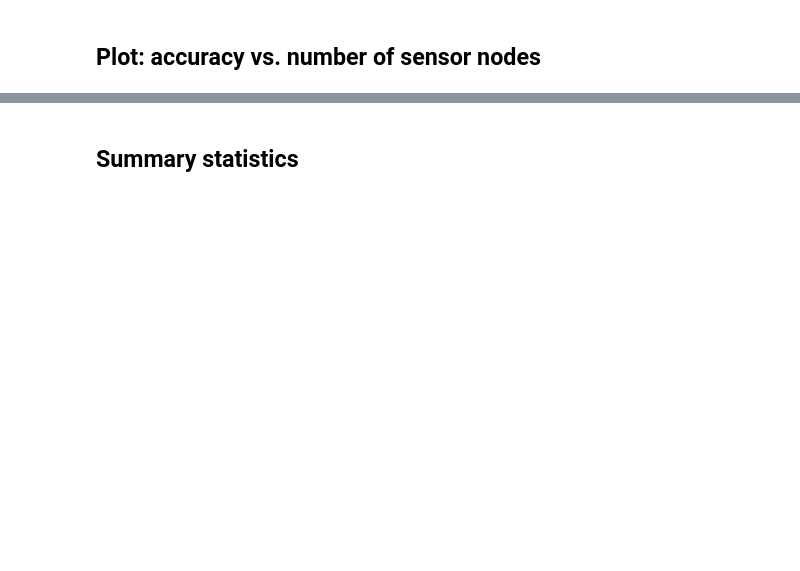
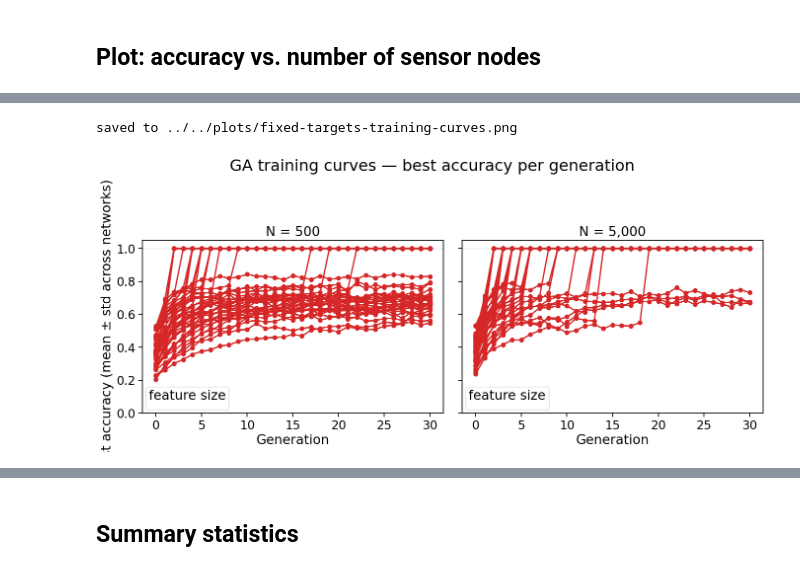
Before and after one commit to davidb2/boolean-threshold-network, a Jupyter notebook: notebooks/polished/fixed-targets-comparison.ipynb, the cells around one changed output, grey strips where cells are left out. Saved outputs shown, nothing was run; the diff lists cells and outputs as text; code cells hidden in the pictures; blank space fills up the shorter version.

```diff
--- a/notebooks/polished/fixed-targets-comparison.ipynb
+++ b/notebooks/polished/fixed-targets-comparison.ipynb
@@ -92,0 +178,60 @@ print(f'saved to {PLOT_OUT}')
+# %%
+Ns = sorted(all_df['N'].unique())
+n_cols = len(Ns)
+palette = sns.color_palette('tab10', n_colors=len(feature_sizes))
+fs_to_color = dict(zip(feature_sizes, palette))
+
+with sns.plotting_context('notebook', font_scale=1.6):
+  fig, axes = plt.subplots(1, n_cols, figsize=(7 * n_cols, 6), sharey=True)
+  if n_cols == 1:
+    axes = [axes]
+
+  for ax, N in zip(axes, Ns):
+    sub = all_df[all_df['N'] == N]
+    all_generations = np.arange(0, sub['generation'].max() + 1)
+
+    for fs in [8]:#feature_sizes:
+      fs_sub = sub[(sub['max_num_features'] == fs) & (sub['original_network_idx'] <= 50)]
+      if fs_sub.empty:
+        continue
+
+      # Pivot: rows=networks, columns=generations.
+      # Networks that stopped early (perfect accuracy / patience) have no rows
+      # for later generations — fill those missing entries with 1.0 so every
+      # generation is averaged over the same number of networks.
+      pivot = (
+        fs_sub
+        .pivot(index='original_network_idx', columns='generation', values='avg_accuracy')
+        .reindex(columns=all_generations)
+        .fillna(1.0)
+      )
+      mean = pivot.mean(axis=0)
+      std  = pivot.std(axis=0)
+
+      color = fs_to_color[fs]
+
+      # ax.plot(all_generations, mean, color=color, lw=2, label=f'k={fs}')
+      for _, row in pivot.iterrows():
+        ax.plot(all_generations, row.values, color=color, lw=2, alpha=1, marker='o')
+      # ax.fill_between(all_generations, mean - std, mean + std, alpha=0.15, color=color)
+
+    ax.axhline(1.0, color='gray', lw=1, ls='--', alpha=0.4)
+    ax.set_xlabel('Generation')
+    ax.set_title(f'N = {N:,}')
+    ax.set_ylim(0, 1.05)
+    ax.legend(fontsize=11, title='feature size')
+
+  axes[0].set_ylabel('Best accuracy (mean ± std across networks)')
+  fig.suptitle(
+    'GA training curves — best accuracy per generation\n',
+    # '(10 drugs, 50 targets, power-law, same $\\langle K \\rangle$)',
+    y=1.02,
+  )
+  plt.tight_layout()
+
+PLOT_TRAINING.parent.mkdir(parents=True, exist_ok=True)
+fig.savefig(PLOT_TRAINING, bbox_inches='tight', dpi=300)
+print(f'saved to {PLOT_TRAINING}')
+# %% [output]
+saved to ../../plots/fixed-targets-training-curves.png
+[figure, added]
```
Also changed, not shown: parts of 11 cells of this notebook, 9 other files.
